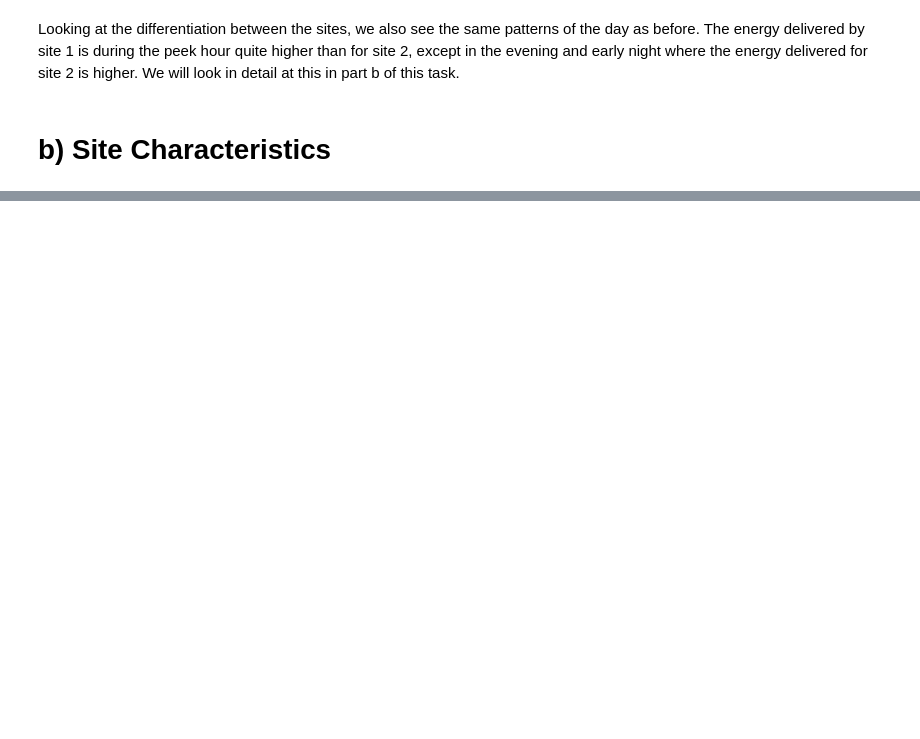
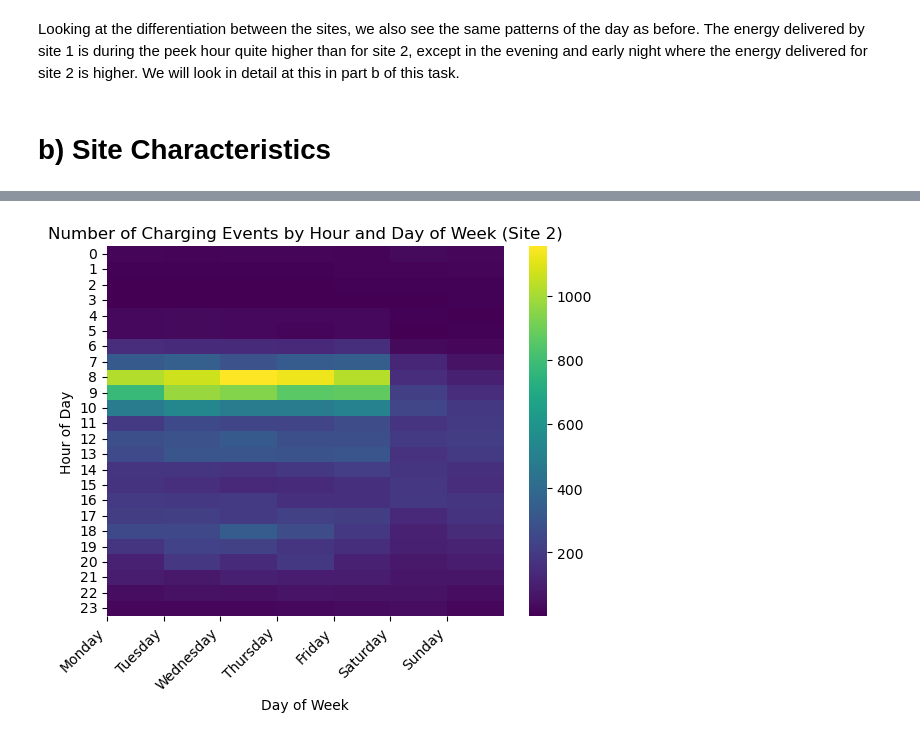
Before and after one commit to lbaudenb/AA_Team_6, a Jupyter notebook: notebooks/02_descriptives.ipynb, the cells around one changed output, grey strips where cells are left out. Cells and saved outputs as stored; diff of their text form; code cells hidden in the pictures; blank space fills up the shorter version.

```diff
--- a/notebooks/02_descriptives.ipynb
+++ b/notebooks/02_descriptives.ipynb
@@ -486,0 +643,12 @@ Looking at the differentiation between the sites, we also see the same patterns
+# %%
+# heatmap of charging events only for site=2
+
+heatmap_data = df[df['siteID'].astype(str) == '2'].groupby(['hour', 'dayofweek']).size().unstack()
+sns.heatmap(heatmap_data, cmap='viridis')
+plt.title('Number of Charging Events by Hour and Day of Week (Site 2)')
+plt.xlabel('Day of Week')
+plt.ylabel('Hour of Day')
+plt.xticks(range(0, 7), day_names.values(), rotation=45, ha='right')
+plt.show()
+# %% [output]
+[figure, added]
```
Also changed, not shown: parts of 17 cells of this notebook.
